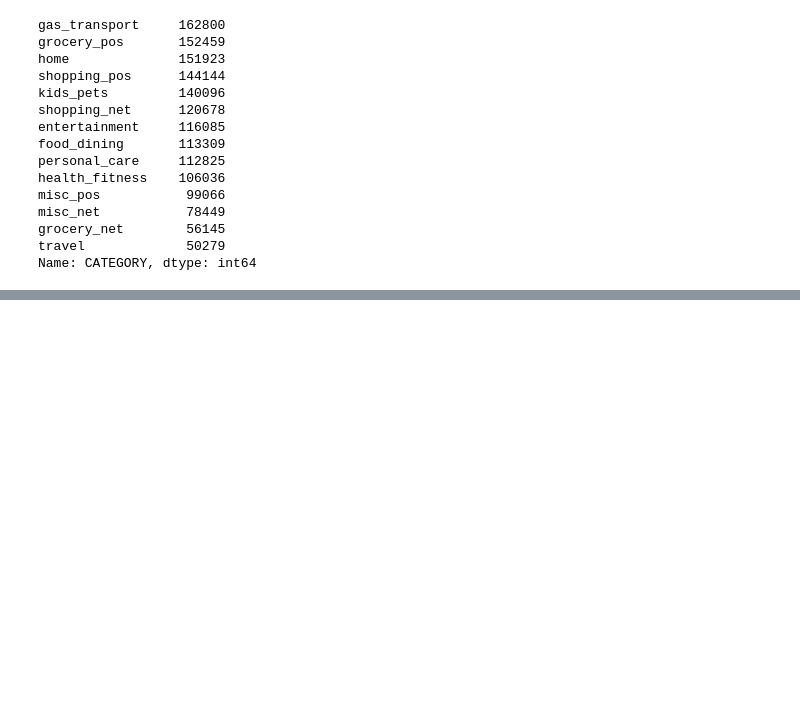
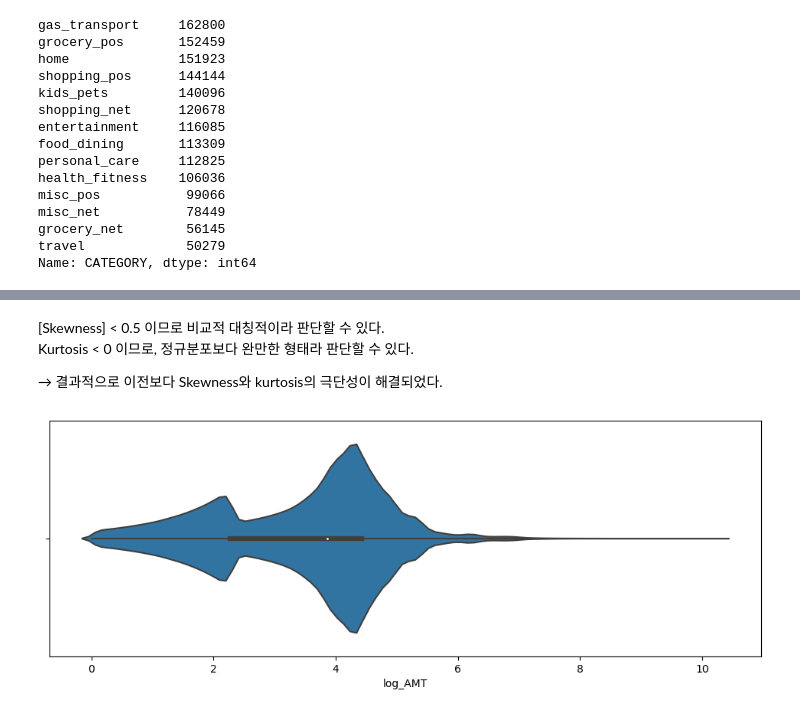
Before and after one commit to skmanzg/FraudDectectionProject2023, a Jupyter notebook: Data_Wrangling_part2.ipynb, the cells around one changed output, grey strips where cells are left out. Saved outputs shown, nothing was run; the diff lists cells and outputs as text; code cells hidden in the pictures; blank space fills up the shorter version.

```diff
--- a/Data_Wrangling_part2.ipynb
+++ b/Data_Wrangling_part2.ipynb
@@ -97,0 +337,11 @@ memory usage: 111.7+ MB
+# %% [markdown]
+[Skewness] < 0.5 이므로 비교적 대칭적이라 판단할 수 있다.
+Kurtosis < 0 이므로, 정규분포보다 완만한 형태라 판단할 수 있다.
+
+ → 결과적으로 이전보다 Skewness와 kurtosis의 극단성이 해결되었다.
+# %%
+plt.figure(figsize=(12,4))
+sns.violinplot(x= 'log_AMT', data=df)
+plt.show()
+# %% [output]
+[figure, added]
```
Also changed, not shown: parts of 62 cells of this notebook, 2 other files.
